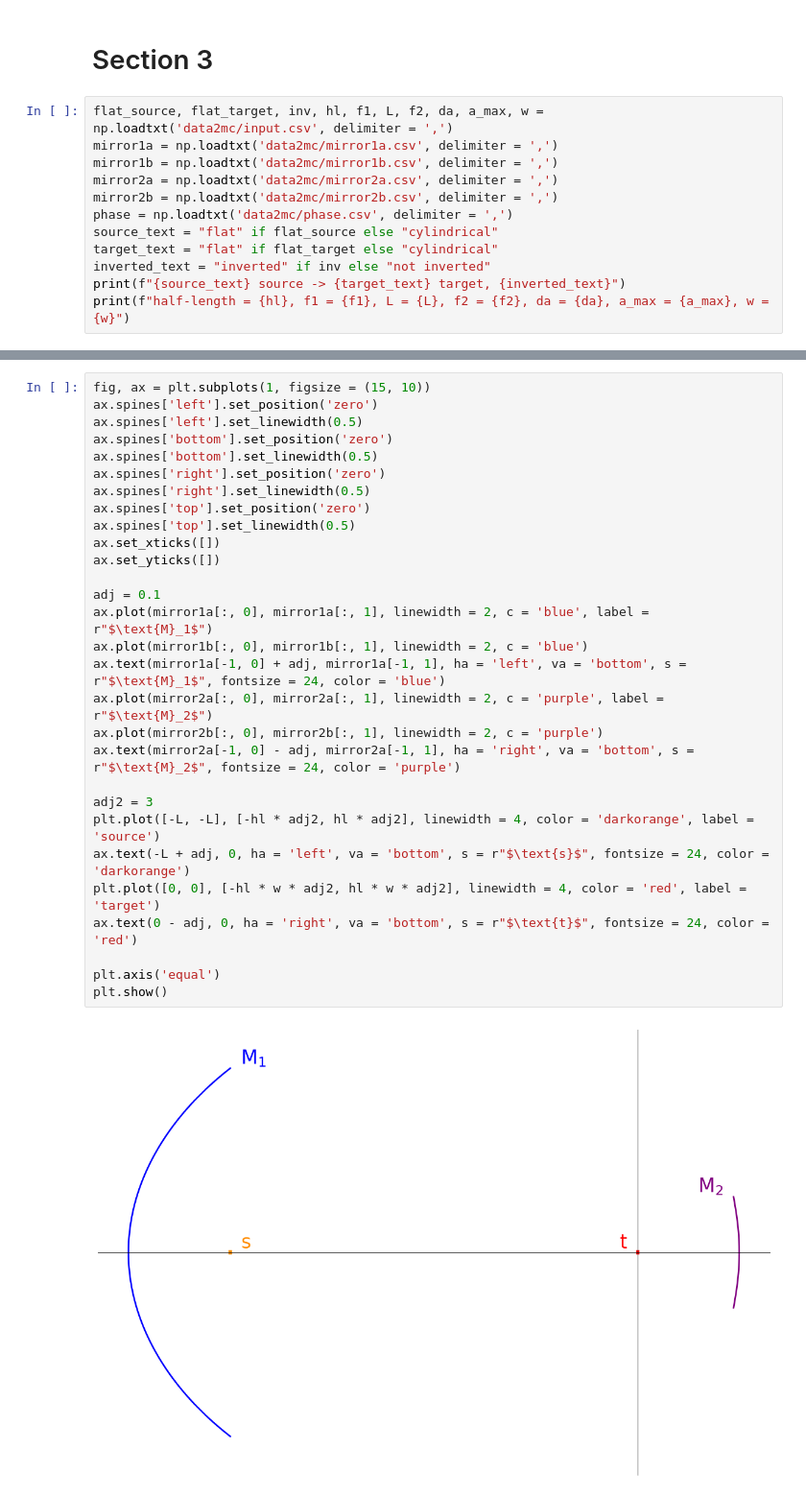
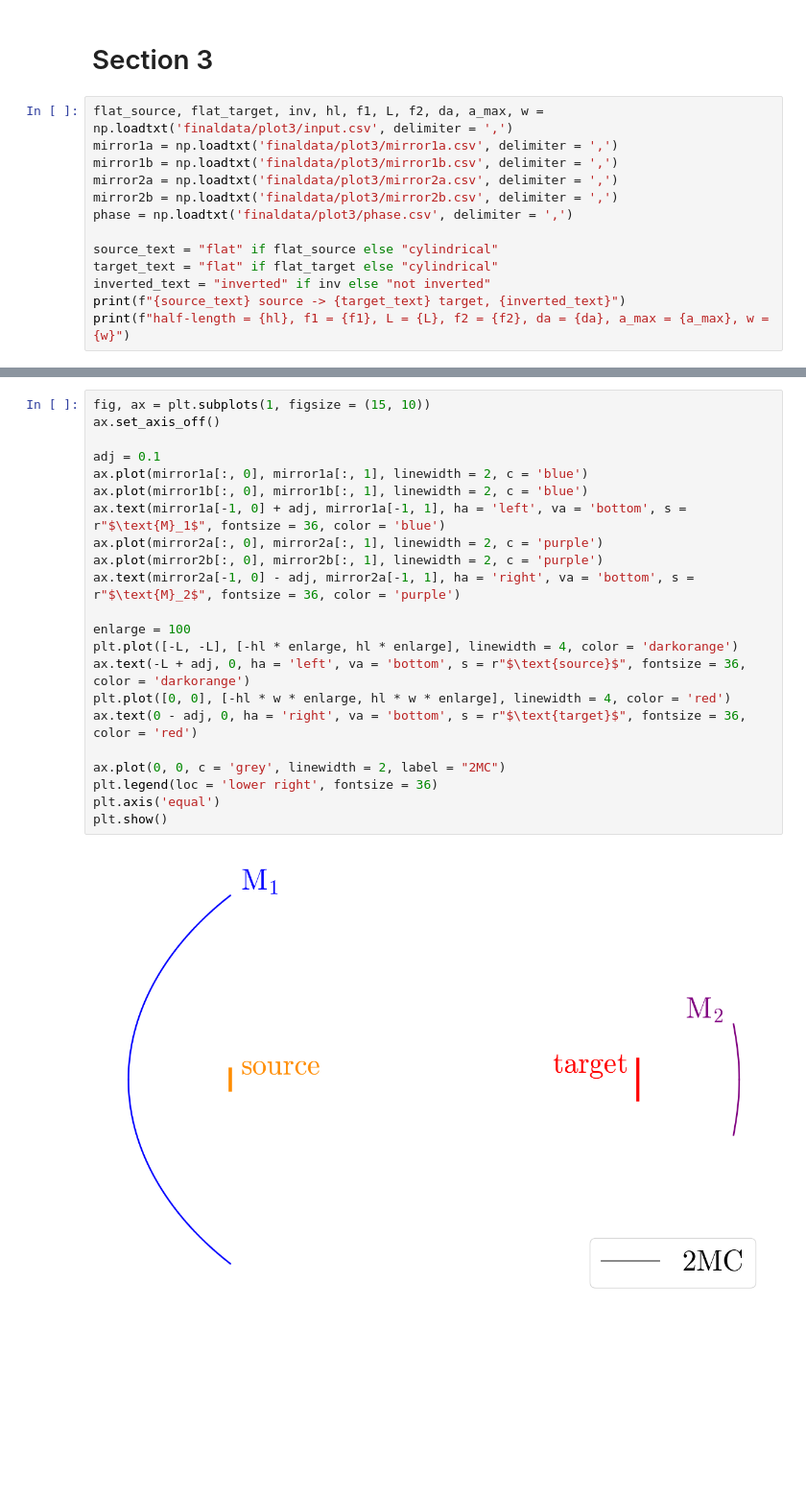
Before and after one commit to ssteinberg/solar_optical_concentrator, a Jupyter notebook: plotfin3.ipynb, the cells around one changed output, grey strips where cells are left out. Shown at 96% size. Drawn from its saved outputs; the diff is of its cells as text; blank space fills up the shorter version.

```diff
--- a/plotfin3.ipynb
+++ b/plotfin3.ipynb
@@ -4,12 +12,13 @@ import matplotlib.pyplot as plt
 # %% [markdown]
 # Section 3
 # %%
-flat_source, flat_target, inv, hl, f1, L, f2, da, a_max, w = np.loadtxt('data2mc/input.csv', delimiter = ',')
-mirror1a = np.loadtxt('data2mc/mirror1a.csv', delimiter = ',')
-mirror1b = np.loadtxt('data2mc/mirror1b.csv', delimiter = ',')
-mirror2a = np.loadtxt('data2mc/mirror2a.csv', delimiter = ',')
-mirror2b = np.loadtxt('data2mc/mirror2b.csv', delimiter = ',')
-phase = np.loadtxt('data2mc/phase.csv', delimiter = ',')
+flat_source, flat_target, inv, hl, f1, L, f2, da, a_max, w = np.loadtxt('finaldata/plot3/input.csv', delimiter = ',')
+mirror1a = np.loadtxt('finaldata/plot3/mirror1a.csv', delimiter = ',')
+mirror1b = np.loadtxt('finaldata/plot3/mirror1b.csv', delimiter = ',')
+mirror2a = np.loadtxt('finaldata/plot3/mirror2a.csv', delimiter = ',')
+mirror2b = np.loadtxt('finaldata/plot3/mirror2b.csv', delimiter = ',')
+phase = np.loadtxt('finaldata/plot3/phase.csv', delimiter = ',')
+
 source_text = "flat" if flat_source else "cylindrical"
 target_text = "flat" if flat_target else "cylindrical"
 inverted_text = "inverted" if inv else "not inverted"
@@ -21,32 +30,25 @@ half-length = 0.001, f1 = 1.0, L = 4.0, f2 = 1.0, da = 1e-05, a_max = 90.0, w =
 # %%
 fig, ax = plt.subplots(1, figsize = (15, 10))
-ax.spines['left'].set_position('zero')
-ax.spines['left'].set_linewidth(0.5)
-ax.spines['bottom'].set_position('zero')
-ax.spines['bottom'].set_linewidth(0.5)
-ax.spines['right'].set_position('zero')
-ax.spines['right'].set_linewidth(0.5)
-ax.spines['top'].set_position('zero')
-ax.spines['top'].set_linewidth(0.5)
-ax.set_xticks([])
-ax.set_yticks([])
+ax.set_axis_off()
 
 adj = 0.1
-ax.plot(mirror1a[:, 0], mirror1a[:, 1], linewidth = 2, c = 'blue', label = r"$\text{M}_1$")
+ax.plot(mirror1a[:, 0], mirror1a[:, 1], linewidth = 2, c = 'blue')
 ax.plot(mirror1b[:, 0], mirror1b[:, 1], linewidth = 2, c = 'blue')
-ax.text(mirror1a[-1, 0] + adj, mirror1a[-1, 1], ha = 'left', va = 'bottom', s = r"$\text{M}_1$", fontsize = 24, color = 'blue')
-ax.plot(mirror2a[:, 0], mirror2a[:, 1], linewidth = 2, c = 'purple', label = r"$\text{M}_2$")
+ax.text(mirror1a[-1, 0] + adj, mirror1a[-1, 1], ha = 'left', va = 'bottom', s = r"$\text{M}_1$", fontsize = 36, color = 'blue')
+ax.plot(mirror2a[:, 0], mirror2a[:, 1], linewidth = 2, c = 'purple')
 ax.plot(mirror2b[:, 0], mirror2b[:, 1], linewidth = 2, c = 'purple')
-ax.text(mirror2a[-1, 0] - adj, mirror2a[-1, 1], ha = 'right', va = 'bottom', s = r"$\text{M}_2$", fontsize = 24, color = 'purple')
+ax.text(mirror2a[-1, 0] - adj, mirror2a[-1, 1], ha = 'right', va = 'bottom', s = r"$\text{M}_2$", fontsize = 36, color = 'purple')
 
-adj2 = 3
-plt.plot([-L, -L], [-hl * adj2, hl * adj2], linewidth = 4, color = 'darkorange', label = 'source')
-ax.text(-L + adj, 0, ha = 'left', va = 'bottom', s = r"$\text{s}$", fontsize = 24, color = 'darkorange')
-plt.plot([0, 0], [-hl * w * adj2, hl * w * adj2], linewidth = 4, color = 'red', label = 'target')
-ax.text(0 - adj, 0, ha = 'right', va = 'bottom', s = r"$\text{t}$", fontsize = 24, color = 'red')
+enlarge = 100
+plt.plot([-L, -L], [-hl * enlarge, hl * enlarge], linewidth = 4, color = 'darkorange')
+ax.text(-L + adj, 0, ha = 'left', va = 'bottom', s = r"$\text{source}$", fontsize = 36, color = 'darkorange')
+plt.plot([0, 0], [-hl * w * enlarge, hl * w * enlarge], linewidth = 4, color = 'red')
+ax.text(0 - adj, 0, ha = 'right', va = 'bottom', s = r"$\text{target}$", fontsize = 36, color = 'red')
 
+ax.plot(0, 0, c = 'grey', linewidth = 2, label = "2MC")
+plt.legend(loc = 'lower right', fontsize = 36)
 plt.axis('equal')
 plt.show()
 # %% [output]
-[figure, old version]
+[figure, new version]
 # %%
```
Also changed, not shown: parts of 5 cells of this notebook, 14 other files.
